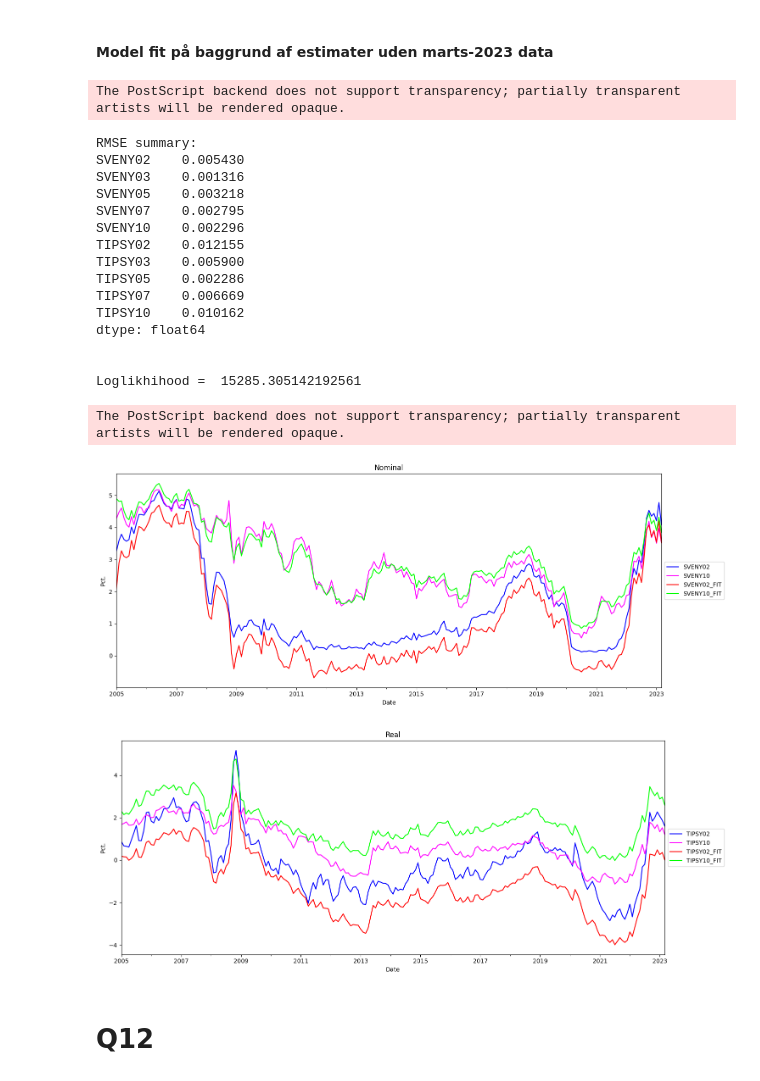
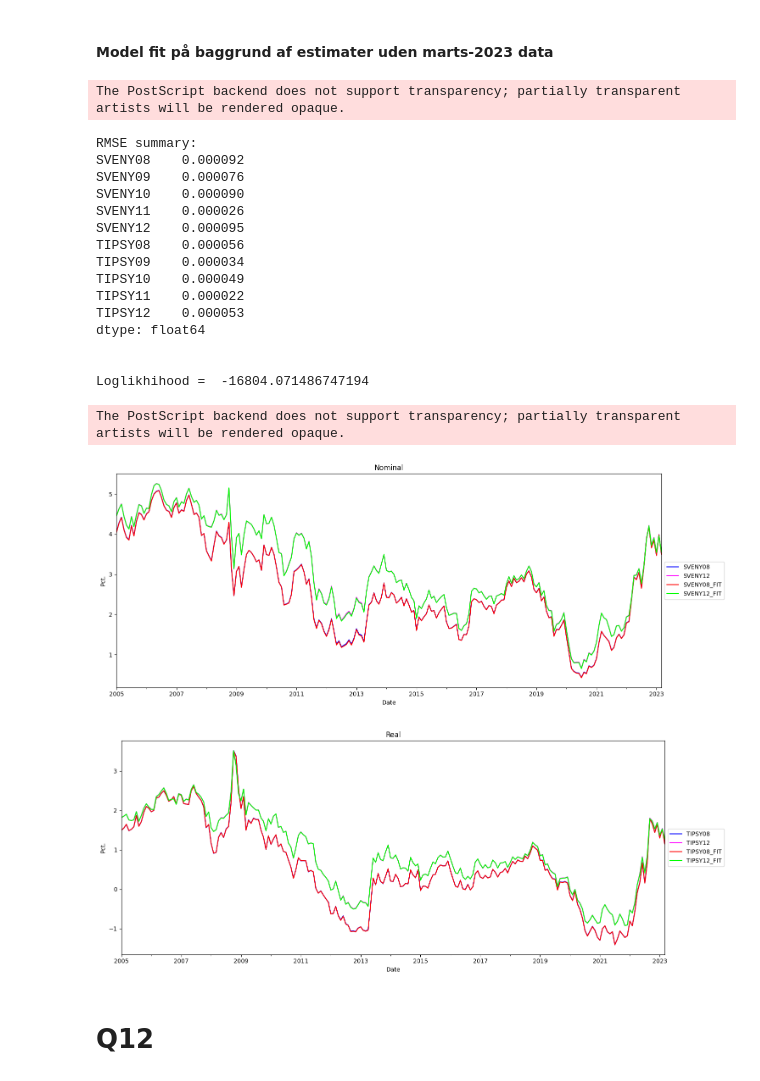
Before and after one commit to EmilieMunkedal/Bachelor, a Jupyter notebook: notebook-1 8y 9y 10y 11y 12y.ipynb, the cells around one changed output. Cells and saved outputs as stored; diff of their text form; code cells hidden in the pictures.

Commit message:
Kort, lang, og 2022

```diff
--- a/notebook-1 8y 9y 10y 11y 12y.ipynb
+++ b/notebook-1 8y 9y 10y 11y 12y.ipynb
@@ -557,13 +571,17 @@ kalman.yfit
 # %% [markdown]
 #### Model fit på baggrund af estimater uden marts-2023 data
 # %%
-x0 = np.array([1.308003,0.091473,-0.544941,0.505512,
-               1.744948, 0.583144, -0.867765, 0.957497,
-               0.4508, 0.219821, -1.07043, 0.54152,
-               -0.020631, 0.580202, -4.122645, 1.292813,
-               0.035259, -0.40453,0.008985,-0.01528,
-               0.006729,0.006426,0.003129, 0.001742,
-               1.177165,0.383123,0.001263])
+# x0 = np.array([1.308003,0.091473,-0.544941,0.505512,
+#                1.744948, 0.583144, -0.867765, 0.957497,
+#                0.4508, 0.219821, -1.07043, 0.54152,
+#                -0.020631, 0.580202, -4.122645, 1.292813,
+#                0.035259, -0.40453,0.008985,-0.01528,
+#                0.006729,0.006426,0.003129, 0.001742,
+#                1.177165,0.383123,0.001263])
+
+
+with open('x0lang.pickle', 'rb') as handle:
+    x0 = pickle.load(handle)
 
 # Format arguments
 KP = x0[:16].reshape([4, 4])
@@ -591,46 +609,46 @@ print('RMSE summary:')
 print(kalman_estimate_wo_2023.rmse)
 print('\n')
 print('Loglikhihood = ', kalman_estimate_wo_2023.loglik)
 
 # Plot fitted yields vs. observed yields
 df_fit = pd.DataFrame(kalman_estimate_wo_2023.yfit)
 df_fit.columns = df.columns + '_FIT'
 df_fit.index = df.index
 
 df_1 = df.iloc[:, [0,4]].join(df_fit.iloc[:, [0,4]]*100)
 df_2 = df.iloc[:, [5,9]].join(df_fit.iloc[:, [5,9]]*100)
 
 df_1.plot(color=['blue', 'fuchsia', 'red', 'lime'],
           alpha=1, title='Nominal', ylabel='Pct.').legend(loc='center left',bbox_to_anchor=(1.0, 0.5))
 plt.tight_layout()
 # plt.savefig('nominal.png', dpi=1200)
 plt.savefig('13_nominal_long_woMarch.eps',format='eps')
 df_2.plot(color=['blue', 'fuchsia', 'red', 'lime'],
           alpha=1, title='Real', ylabel='Pct.').legend(loc='center left',bbox_to_anchor=(1.0, 0.5))
 plt.tight_layout()
 # plt.savefig('real.png', dpi=1200)
 plt.savefig('13_real_long_woMarch.eps',format='eps')
 plt.show()
 # %% [output]
 The PostScript backend does not support transparency; partially transparent artists will be rendered opaque.
 RMSE summary:
-SVENY02    0.005430
-SVENY03    0.001316
-SVENY05    0.003218
-SVENY07    0.002795
-SVENY10    0.002296
-TIPSY02    0.012155
-TIPSY03    0.005900
-TIPSY05    0.002286
-TIPSY07    0.006669
-TIPSY10    0.010162
+SVENY08    0.000092
+SVENY09    0.000076
+SVENY10    0.000090
+SVENY11    0.000026
+SVENY12    0.000095
+TIPSY08    0.000056
+TIPSY09    0.000034
+TIPSY10    0.000049
+TIPSY11    0.000022
+TIPSY12    0.000053
 dtype: float64
 
 
-Loglikhihood =  15285.305142192561
+Loglikhihood =  -16804.071486747194
 The PostScript backend does not support transparency; partially transparent artists will be rendered opaque.
-[figure, old version]
+[figure, new version]
-[figure, old version]
+[figure, new version]
 # %% [markdown]
 # Q12
 # %%
```
Also changed, not shown: parts of 7 cells of this notebook, 17 other files.
